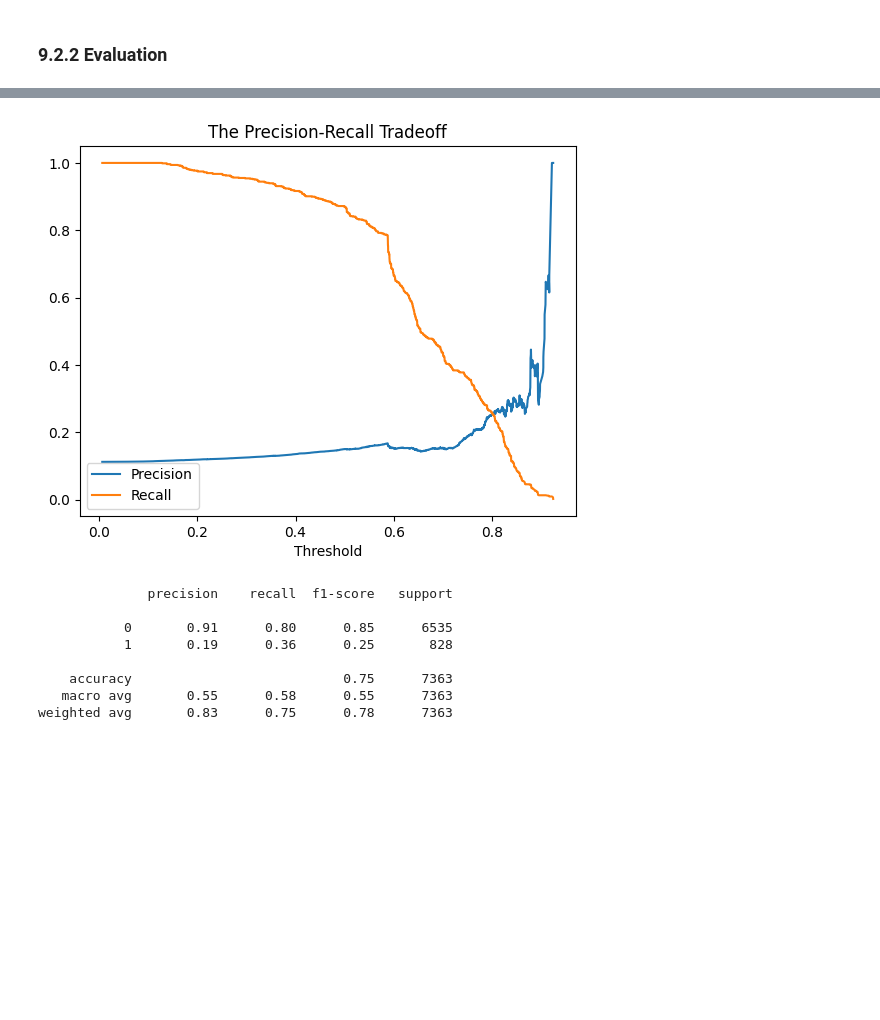
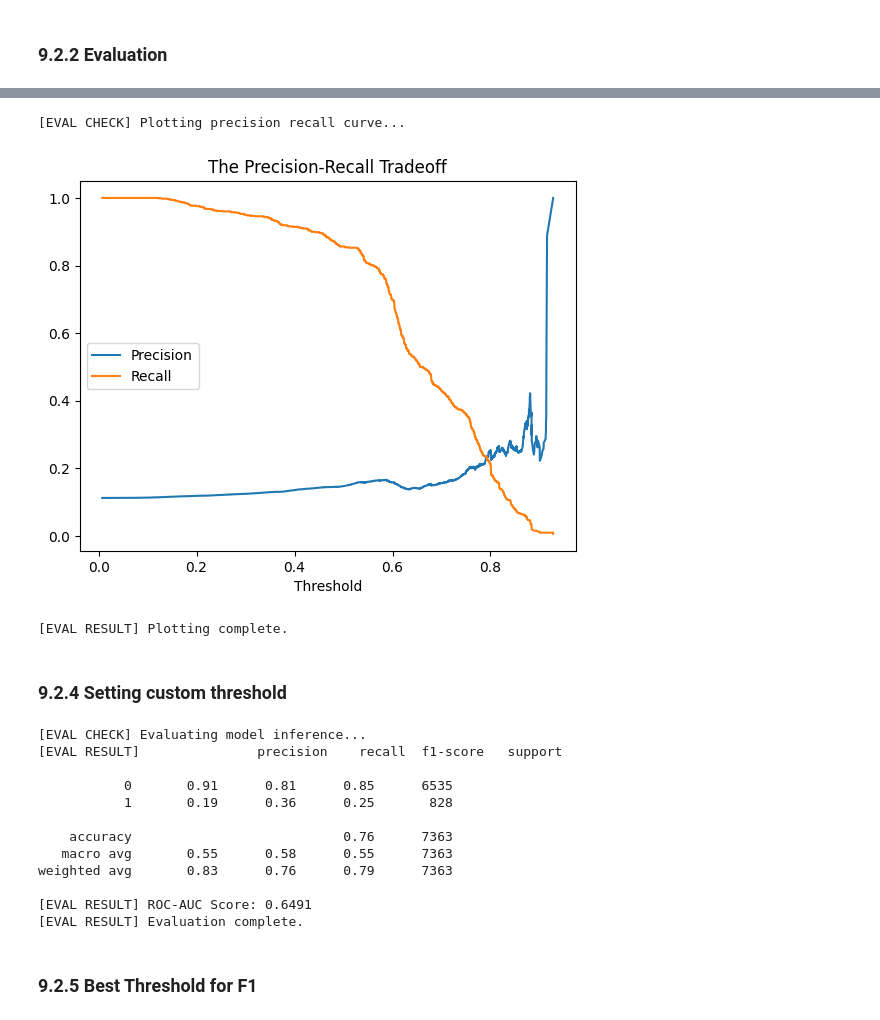
Before and after one commit to FilipMojto/DP_Thesis, a Jupyter notebook: notebooks/09-final-eval-and-deploy-prep_LOCAL_1503.ipynb, the cells around one changed output, grey strips where cells are left out. Drawn from its saved outputs; the diff is of its cells as text; code cells hidden in the pictures; blank space fills up the shorter version.

Commit message:
rework training notebook, include training logic in ML script, refactor code

```diff
--- a/notebooks/09-final-eval-and-deploy-prep_LOCAL_1503.ipynb
+++ b/notebooks/09-final-eval-and-deploy-prep_LOCAL_1503.ipynb
@@ -16,8 +7,9 @@ from src_code.config import *
 # %%
-from notebooks.logging_config import setup_notebook_logging
+from logging_config import LOG_PATH, NotebookLogger, setup_notebook_logging
 
-logger, log_start, log_check, log_result = setup_notebook_logging(label="ENGINEERING")
+# logger, log_start, log_check, log_result = setup_notebook_logging(label="ENGINEERING")
+logger = NotebookLogger(label="EVAL", notebook_name=None, file_log_path=LOG_PATH)
 
-log_start(print_to_console=True)
-log_result("Logging configured.", print_to_console=True)
+logger.log_start(print_to_console=True)
+logger.log_result("Logging configured.", print_to_console=True)
 # %% [output]
@@ -89,0 +161,11 @@ The model was trained on 70 features:
+# %%
+# from notebooks.constants import TARGET
+# from src_code.ml_pipeline.feature_config import DROP_COLS
+# from src_code.ml_pipeline.training.utils import drop_cols
+
+X_test = drop_cols(df=df, cols=DROP_COLS + [TARGET], logger=logger)
+
+# for feature in X_test:
+#     if feature not in model_features:
+#         X_test = X_test.drop(feature)
+X_test = X_test[model_features]
@@ -150,32 +290,49 @@ ROC-AUC Score: 0.6533
 # %%
-from sklearn.metrics import precision_recall_curve
-import matplotlib.pyplot as plt
 
 # Get probabilities instead of hard predictions
-probs = model.predict_proba(X_test)[:, 1]
-precision, recall, thresholds = precision_recall_curve(y_true, probs)
+# probs = model.predict_proba(X_test)[:, 1]
+# precision, recall, thresholds = precision_recall_curve(y_true, probs)
 
-plt.plot(thresholds, precision[:-1], label="Precision")
-plt.plot(thresholds, recall[:-1], label="Recall")
-plt.xlabel("Threshold")
-plt.title("The Precision-Recall Tradeoff")
-plt.legend()
-plt.show()
+# plt.plot(thresholds, precision[:-1], label="Precision")
+# plt.plot(thresholds, recall[:-1], label="Recall")
+# plt.xlabel("Threshold")
+# plt.title("The Precision-Recall Tradeoff")
+# plt.legend()
+# plt.show()
+
+precision, recall, thresholds = prec_recall_curve(y_true=y_true, probs=probabilities, logger=logger)
 # %% [output]
+[EVAL CHECK] Plotting precision recall curve...
-[figure, old version]
+[figure, new version]
+[EVAL RESULT] Plotting complete.
+# %% [markdown]
+### 9.2.4 Setting custom threshold
 # %%
 # Instead of predictions = model.predict(X_test)
 custom_threshold = 0.75  # Found from the chart above
-custom_predictions = (probs >= custom_threshold).astype(int)
+# custom_predictions = (probs >= custom_threshold).astype(int)
 
-from sklearn.metrics import classification_report
-print(classification_report(y_true, custom_predictions))
+# from sklearn.metrics import classification_report
+# print(classification_report(y_true, custom_predictions))
+evaluate(
+    y_true=y_true,
+    predictions=predictions,
+    probabilities=probabilities,
+    logger=logger,
+    threshold=custom_threshold,
+)
 # %% [output]
-              precision    recall  f1-score   support
+[EVAL CHECK] Evaluating model inference...
+[EVAL RESULT]               precision    recall  f1-score   support
 
-           0       0.91      0.80      0.85      6535
+           0       0.91      0.81      0.85      6535
            1       0.19      0.36      0.25       828
 
-    accuracy                           0.75      7363
+    accuracy                           0.76      7363
    macro avg       0.55      0.58      0.55      7363
-weighted avg       0.83      0.75      0.78      7363
+weighted avg       0.83      0.76      0.79      7363
+
+[EVAL RESULT] ROC-AUC Score: 0.6491
+[EVAL RESULT] Evaluation complete.
+# %% [markdown]
+### 9.2.5 Best Threshold for F1
```
Also changed, not shown: parts of 30 cells of this notebook, 8 other files.
